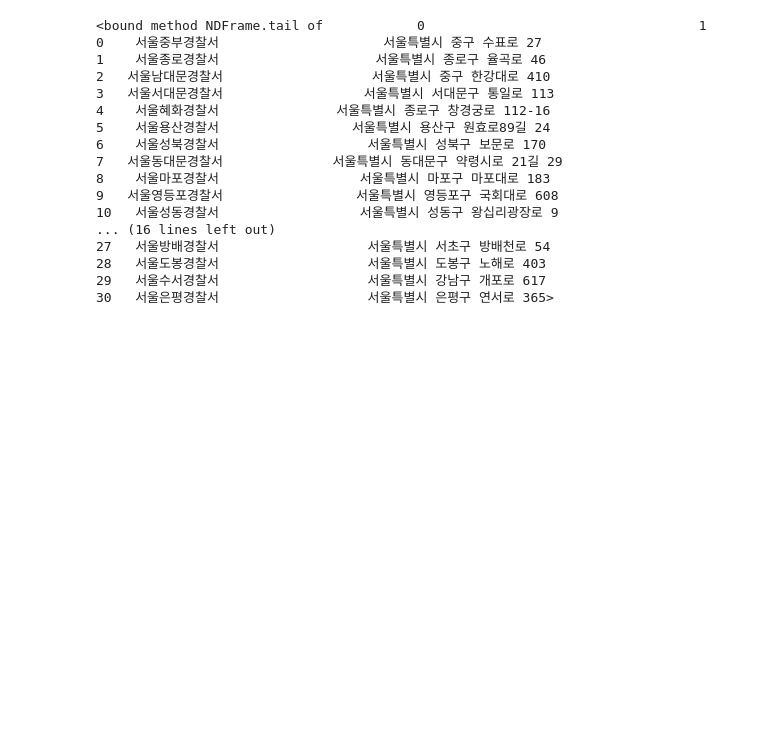
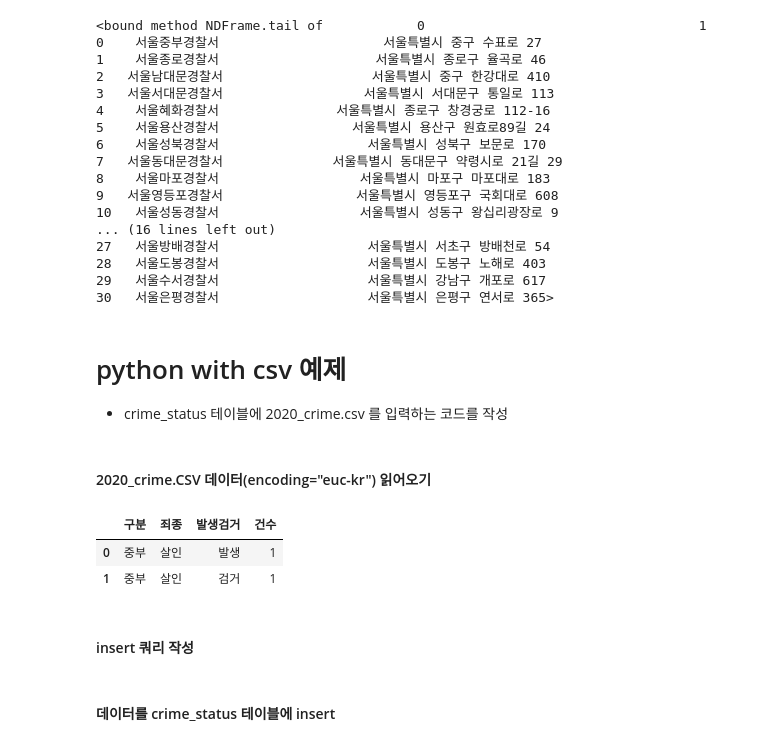
Before and after one commit to offpython/SQL, a Jupyter notebook: SQL_WS/python_with_CSV.ipynb, the cells around one changed output. Saved outputs shown, nothing was run; the diff lists cells and outputs as text; code cells hidden in the pictures; blank space fills up the shorter version.

```diff
--- a/SQL_WS/python_with_CSV.ipynb
+++ b/SQL_WS/python_with_CSV.ipynb
@@ -131,3 +131,6 @@ df.tail
 28   서울도봉경찰서                   서울특별시 도봉구 노해로 403
 29   서울수서경찰서                   서울특별시 강남구 개포로 617
 30   서울은평경찰서                   서울특별시 은평구 연서로 365>
+# %% [markdown]
+# python with csv 예제
+- crime_status 테이블에 2020_crime.csv 를 입력하는 코드를 작성
@@ -133,0 +147,13 @@ df.tail
+# %% [markdown]
+#### 2020_crime.CSV 데이터(encoding="euc-kr") 읽어오기
+# %%
+import pandas as pd
+
+df = pd.read_csv("2020_crime.csv", encoding="euc-kr")
+df.head(2)
+# %% [output]
+|  | 구분 | 죄종 | 발생검거 | 건수 |
+| 0 | 중부 | 살인 | 발생 | 1 |
+| 1 | 중부 | 살인 | 검거 | 1 |
+# %% [markdown]
+#### insert 쿼리 작성
@@ -133,0 +163,2 @@ df.tail
+# %% [markdown]
+#### 데이터를 crime_status 테이블에 insert
```
Also changed, not shown: parts of 7 cells of this notebook, 1 other file.
